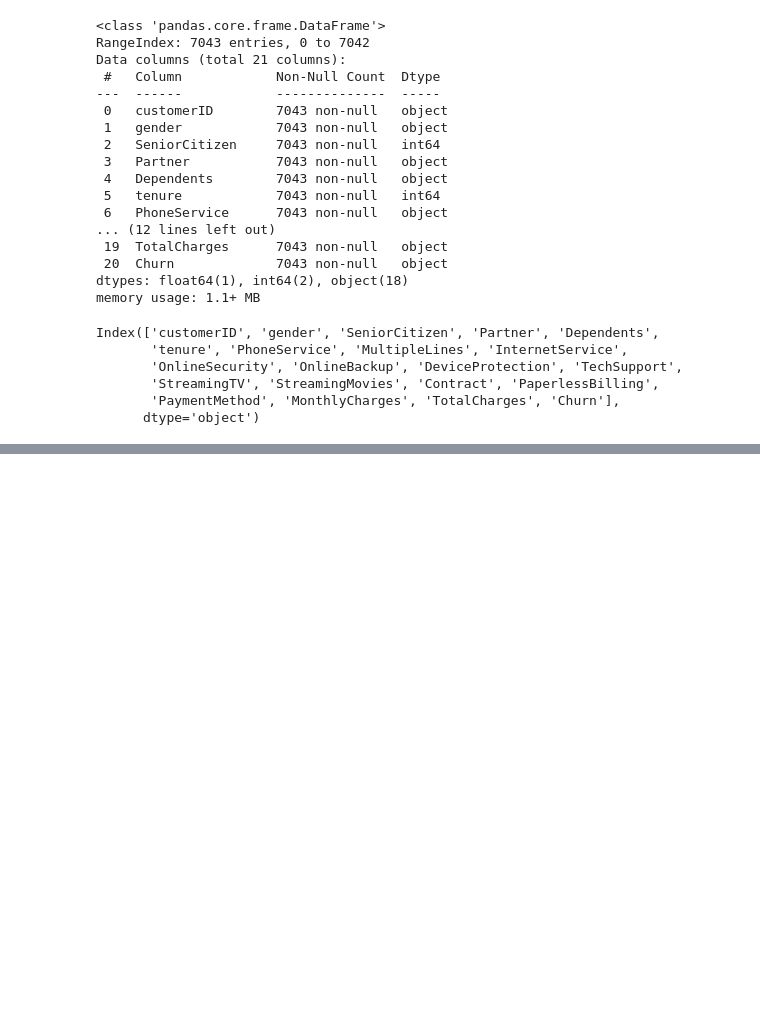
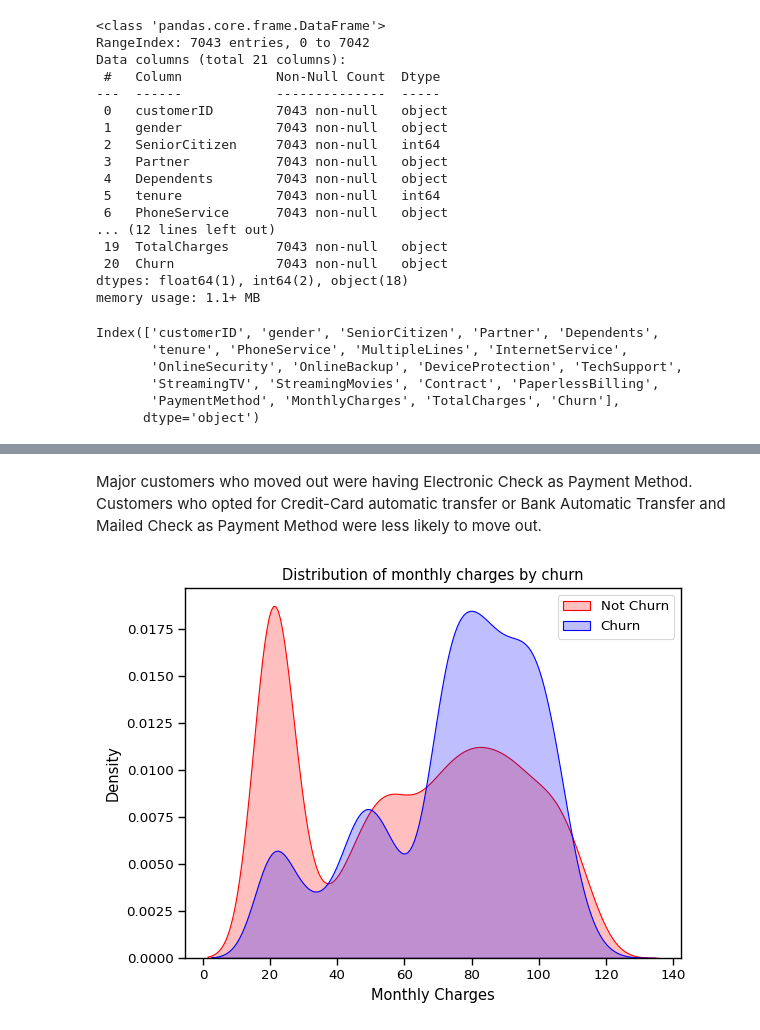
Before and after one commit to HMy2912/4ever18, a Jupyter notebook: Week 3/W3-D1.ipynb, the cells around one changed output, grey strips where cells are left out. Drawn from its saved outputs; the diff is of its cells as text; code cells hidden in the pictures; blank space fills up the shorter version.

```diff
--- a/Week 3/W3-D1.ipynb
+++ b/Week 3/W3-D1.ipynb
@@ -86,0 +111,3 @@ df.describe()
+# %%
+df = df.drop(['customerID'], axis = 1)
+df
@@ -86,0 +130,3 @@ df.describe()
+# %%
+df['TotalCharges'] = pd.to_numeric(df.TotalCharges, errors='coerce')
+df.isnull().sum()
@@ -86,0 +178,3 @@ df.describe()
+# %%
+df.drop(labels=df[df['tenure'] == 0].index, axis=0, inplace=True)
+df[df['tenure'] == 0].index
@@ -86,0 +250,15 @@ df.describe()
+# %% [markdown]
+Major customers who moved out were having Electronic Check as Payment Method.
+Customers who opted for Credit-Card automatic transfer or Bank Automatic Transfer and Mailed Check as Payment Method were less likely to move out.
+# %%
+sns.set_context("paper",font_scale=1.1)
+ax = sns.kdeplot(df.MonthlyCharges[(df["Churn"] == 'No') ],
+                color="Red", shade = True);
+ax = sns.kdeplot(df.MonthlyCharges[(df["Churn"] == 'Yes') ],
+                ax =ax, color="Blue", shade= True);
+ax.legend(["Not Churn","Churn"],loc='upper right');
+ax.set_ylabel('Density');
+ax.set_xlabel('Monthly Charges');
+ax.set_title('Distribution of monthly charges by churn');
+# %% [output]
+[figure, added]
```
Also changed, not shown: parts of 43 cells of this notebook, 4 other files.
